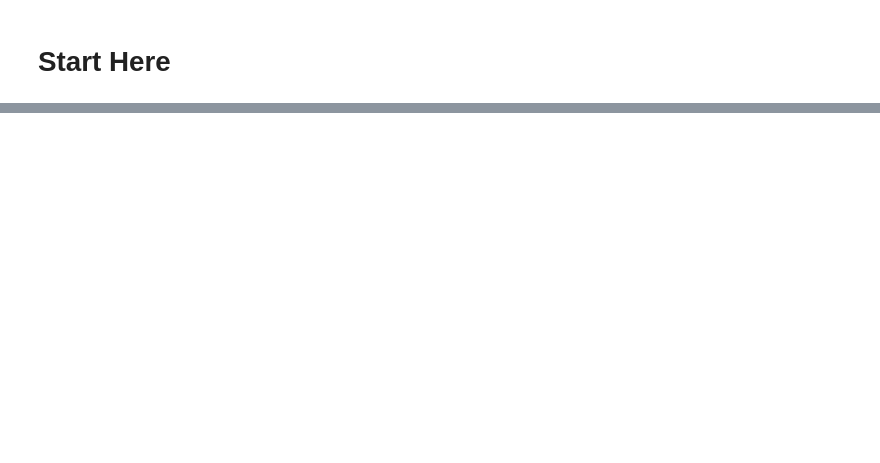
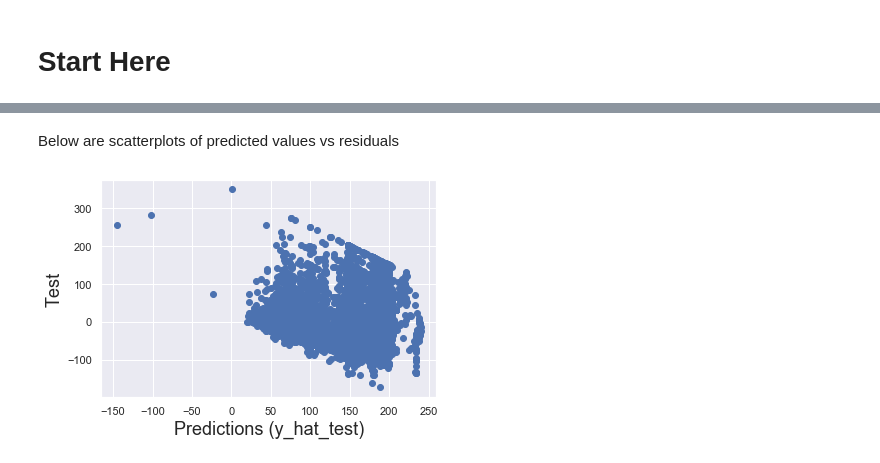
Before and after one commit to kinlongsun/Mini-Project-1, a Jupyter notebook: Capstone Project 1/CP1_Data Wrangling.ipynb, the cells around one changed output, grey strips where cells are left out. Cells and saved outputs as stored; diff of their text form; code cells hidden in the pictures; blank space fills up the shorter version.

```diff
--- a/Capstone Project 1/CP1_Data Wrangling.ipynb
+++ b/Capstone Project 1/CP1_Data Wrangling.ipynb
@@ -271,0 +566,9 @@ data.to_csv('data.csv', index = False)
+# %% [markdown]
+Below are scatterplots of predicted values vs residuals
+# %%
+plt.scatter(y_hat_test, df_test['Residual'])
+plt.xlabel('Predictions (y_hat_test)',size=18)
+plt.ylabel('Test',size=18)
+plt.show()
+# %% [output]
+[figure, added]
```
Also changed, not shown: parts of 119 cells of this notebook.
